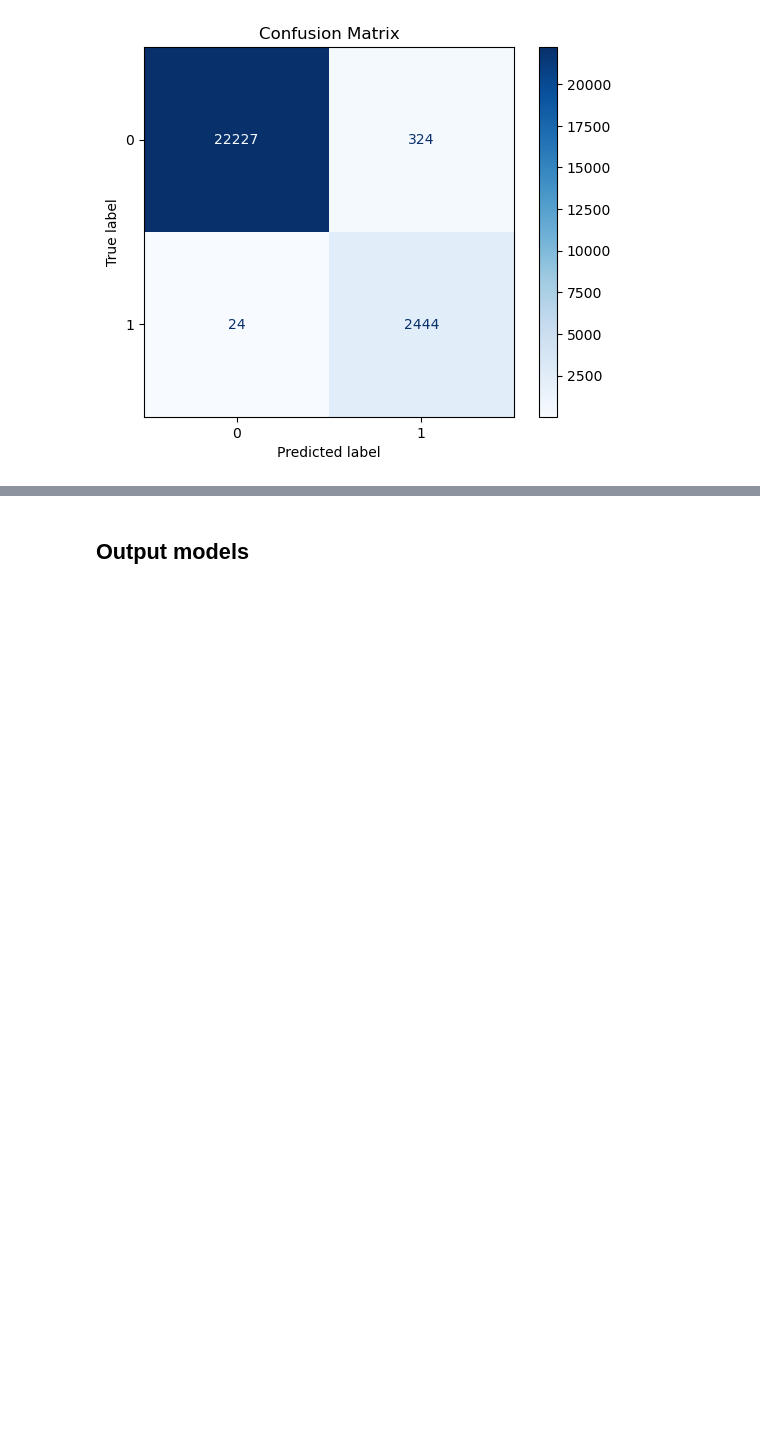
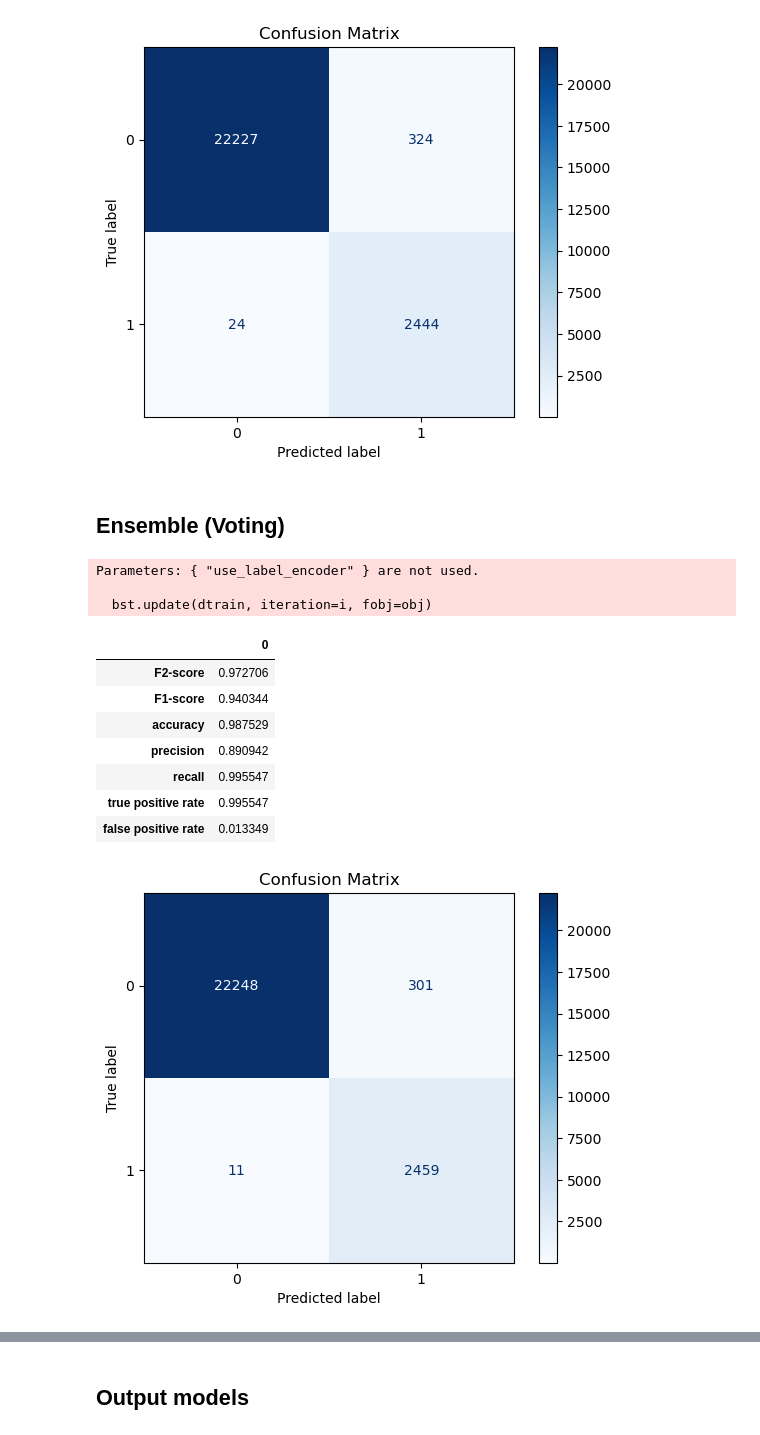
Before and after one commit to dian-farah/Interpol_Biometric_Prediction, a Jupyter notebook: Pillar 3 (Biometric Prediction)/Pillar 3 (Biometric Prediction).ipynb, the cells around one changed output, grey strips where cells are left out. Cells and saved outputs as stored; diff of their text form; code cells hidden in the pictures; blank space fills up the shorter version.

Commit message:
ensemble models and k-fold

```diff
--- a/Pillar 3 (Biometric Prediction)/Pillar 3 (Biometric Prediction).ipynb
+++ b/Pillar 3 (Biometric Prediction)/Pillar 3 (Biometric Prediction).ipynb
@@ -710,3 +710,64 @@ Parameters: { "use_label_encoder" } are not used.
 | true positive rate | 0.990276 |
 | false positive rate | 0.014367 |
 [figure]
+# %% [markdown]
+## Ensemble (Voting)
+# %%
+def local_train_test_split(df, target = 'client_match_label'):
+    return model_selection.train_test_split(df.drop(target, axis=1), df[target], random_state= 0)
+X_train6, X_test6, y_train6, y_test6 = local_train_test_split(client_sanctions)
+
+# Initialize base models
+clf1 = logit
+clf2 = rf
+clf3 = xgboost
+
+# Create the Ensemble
+ensemble_model = VotingClassifier(
+    estimators=[('lr', clf1), ('rf', clf2), ('xgb', clf3)],
+    voting='soft'
+)
+
+# Fit the ensemble
+ensemble_model.fit(X_train6, y_train6)
+
+# 5. Predict
+y_pred6 = ensemble_model.predict(X_test6)
+
+# calculate accuracy
+accuracy = calculate_accuracy(y_test6, y_pred6)
+# calculate precision
+prec = calculate_precision(y_test6, y_pred6)
+# calculate recall
+recall = calculate_recall(y_test6, y_pred6)
+# calculate true positive rate
+tpr = true_positive_rate(y_test6, y_pred6)
+# calculate false positive rate
+fpr = false_positive_rate(y_test6, y_pred6)
+# calculate f1 score
+f1 = calculate_f1(y_test6, y_pred6)
+# calculate f2 score
+f2 = calculate_f2(y_test6, y_pred6)
+
+# display metrics
+display(pd.DataFrame([f2, f1, accuracy, prec, recall, tpr, fpr], index=['F2-score', 'F1-score', 'accuracy', 'precision', 'recall', 'true positive rate', 'false positive rate']))
+
+# display confusion matrix
+cm = metrics.confusion_matrix(y_test6, y_pred6)
+disp = ConfusionMatrixDisplay(confusion_matrix=cm)
+disp.plot(cmap=plt.cm.Blues)
+plt.title("Confusion Matrix")
+plt.show()
+# %% [output]
+Parameters: { "use_label_encoder" } are not used.
+
+  bst.update(dtrain, iteration=i, fobj=obj)
+|  | 0 |
+| F2-score | 0.972706 |
+| F1-score | 0.940344 |
+| accuracy | 0.987529 |
+| precision | 0.890942 |
+| recall | 0.995547 |
+| true positive rate | 0.995547 |
+| false positive rate | 0.013349 |
+[figure, added]
```
Also changed, not shown: parts of 14 cells of this notebook, 11 other files.
